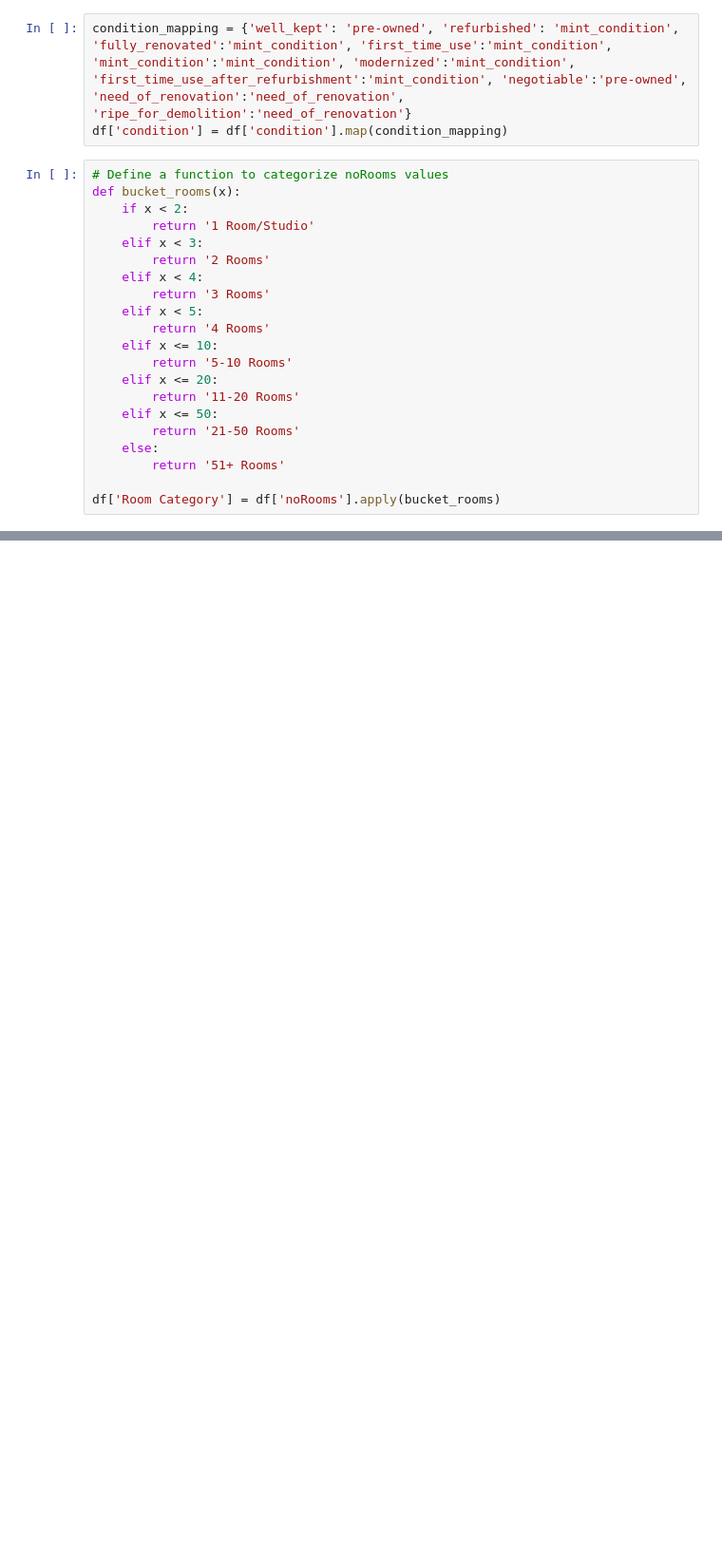
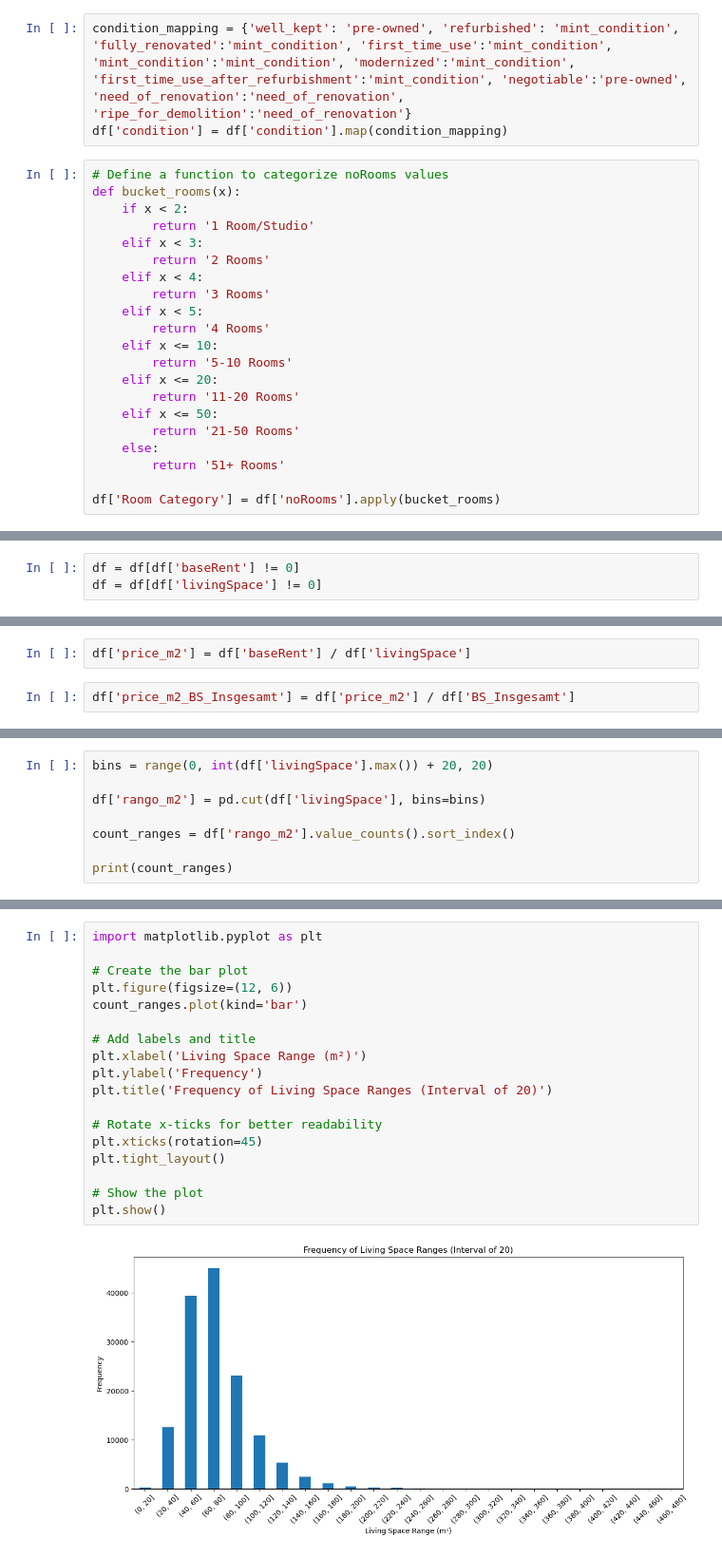
Before and after one commit to catwuman14/Project1_Housing, a Jupyter notebook: Project1_Housing.ipynb, the cells around one changed output, grey strips where cells are left out. Shown at 95% size. Drawn from its saved outputs; the diff is of its cells as text; blank space fills up the shorter version.

```diff
--- a/Project1_Housing.ipynb
+++ b/Project1_Housing.ipynb
@@ -92,0 +93,3 @@ df['Room Category'] = df['noRooms'].apply(bucket_rooms)
+# %%
+df = df[df['baseRent'] != 0]
+df = df[df['livingSpace'] != 0]
@@ -92,0 +116,4 @@ df['Room Category'] = df['noRooms'].apply(bucket_rooms)
+# %%
+df['price_m2'] = df['baseRent'] / df['livingSpace']
+# %%
+df['price_m2_BS_Insgesamt'] = df['price_m2'] / df['BS_Insgesamt']
@@ -92,0 +141,8 @@ df['Room Category'] = df['noRooms'].apply(bucket_rooms)
+# %%
+bins = range(0, int(df['livingSpace'].max()) + 20, 20)
+
+df['rango_m2'] = pd.cut(df['livingSpace'], bins=bins)
+
+count_ranges = df['rango_m2'].value_counts().sort_index()
+
+print(count_ranges)
@@ -92,0 +167,20 @@ df['Room Category'] = df['noRooms'].apply(bucket_rooms)
+# %%
+import matplotlib.pyplot as plt
+
+# Create the bar plot
+plt.figure(figsize=(12, 6))
+count_ranges.plot(kind='bar')
+
+# Add labels and title
+plt.xlabel('Living Space Range (m²)')
+plt.ylabel('Frequency')
+plt.title('Frequency of Living Space Ranges (Interval of 20)')
+
+# Rotate x-ticks for better readability
+plt.xticks(rotation=45)
+plt.tight_layout()
+
+# Show the plot
+plt.show()
+# %% [output]
+[figure, added]
```
Also changed, not shown: parts of 19 cells of this notebook.
